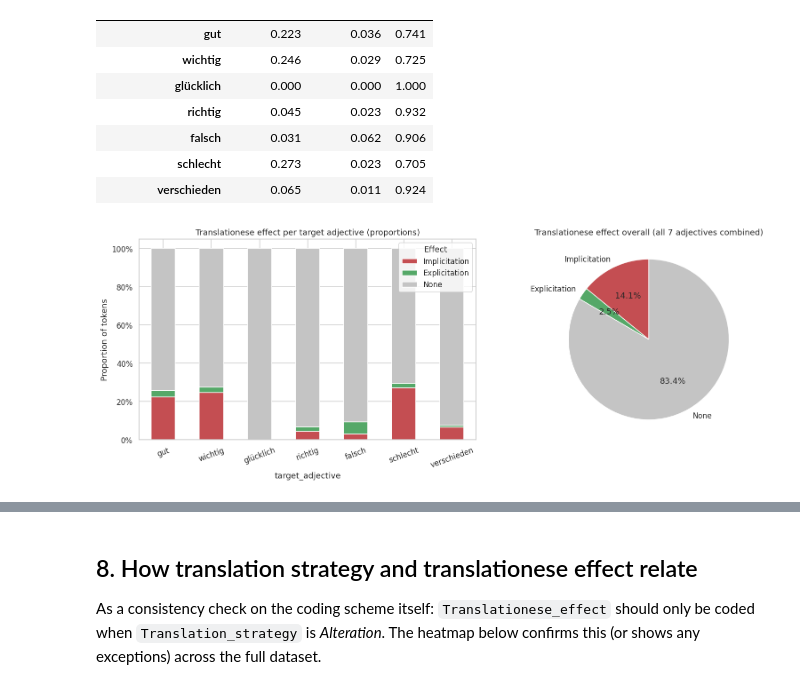
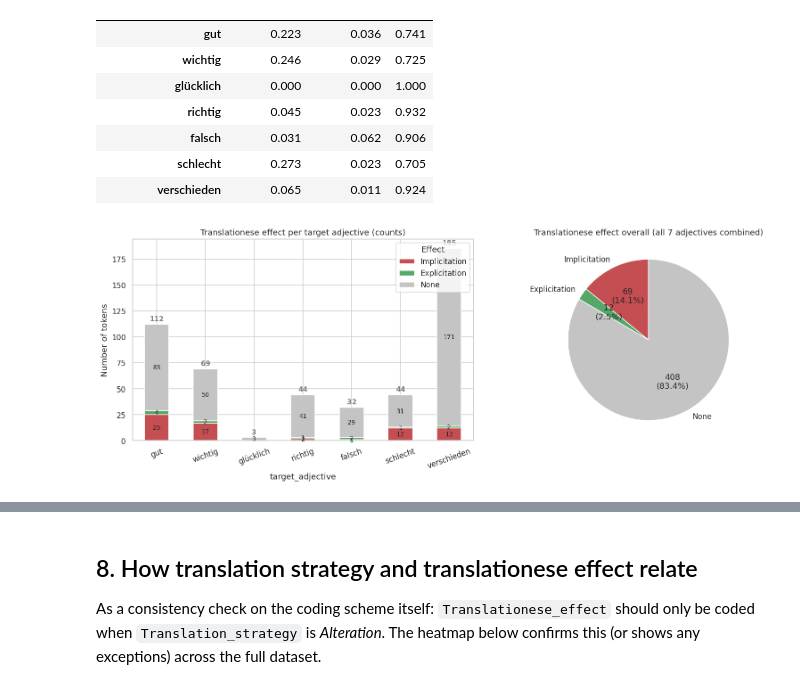
Before and after one commit to happy522/LREC2026-EmotionalizTED-Corpus, a Jupyter notebook: NEW analysis/implicitation_study_analysis.ipynb, the cells around one changed output, grey strips where cells are left out. Cells and saved outputs as stored; diff of their text form; code cells hidden in the pictures.

```diff
--- a/NEW analysis/implicitation_study_analysis.ipynb
+++ b/NEW analysis/implicitation_study_analysis.ipynb
@@ -211,7 +252,6 @@ diversity.to_csv(os.path.join(OUTPUT_DIR, "task4_source_lemma_diversity.csv"))
 | schlecht | 44 | 24 | 0.55 |
 | verschieden | 185 | 14 | 0.08 |
 # %%
-
 # Small multiples: top 6 source EN lemmas feeding into each target adjective
 fig, axes = plt.subplots(3, 3, figsize=(15, 12))
 axes = axes.flatten()
@@ -219,11 +259,23 @@ axes = axes.flatten()
 for i, adj in enumerate(TARGET_ADJECTIVES):
     sub = df[df["target_adjective"] == adj]
     top = sub["token_lemma"].value_counts().head(6)
-    sns.barplot(x=top.values, y=top.index, ax=axes[i], hue=top.index,
-                palette="crest", legend=False)
+
+    sns.barplot(
+        x=top.values,
+        y=top.index,
+        ax=axes[i],
+        hue=top.index,
+        palette="crest",
+        legend=False
+    )
+
     axes[i].set_title(f'Top source EN lemmas → "{adj}"  (n={len(sub)})')
-    axes[i].set_xlabel("count")
+    axes[i].set_xlabel("Count")
     axes[i].set_ylabel("")
+
+    # Add count labels
+    for container in axes[i].containers:
+        axes[i].bar_label(container, fmt="%d", padding=0.25)
 
 for j in range(len(TARGET_ADJECTIVES), len(axes)):
     axes[j].axis("off")
@@ -376,25 +470,77 @@ display(eff_prop.round(3))
 | schlecht | 0.273 | 0.023 | 0.705 |
 | verschieden | 0.065 | 0.011 | 0.924 |
 # %%
-
 fig, axes = plt.subplots(1, 2, figsize=(15, 5.5))
 
-eff_prop.plot(kind="bar", stacked=True, ax=axes[0],
-              color=["#C44E52", "#55A868", "#C4C4C4"])
-axes[0].set_ylabel("Proportion of tokens")
-axes[0].set_title("Translationese effect per target adjective (proportions)")
-axes[0].yaxis.set_major_formatter(mticker.PercentFormatter(1.0))
+# ---- Stacked bar chart with counts ----
+eff_ct.plot(
+    kind="bar",
+    stacked=True,
+    ax=axes[0],
+    color=["#C44E52", "#55A868", "#C4C4C4"]
+)
+
+axes[0].set_ylabel("Number of tokens")
+axes[0].set_title("Translationese effect per target adjective (counts)")
 axes[0].legend(title="Effect", loc="upper right")
 axes[0].tick_params(axis="x", rotation=20)
 
+# Add counts inside segments
+for container in axes[0].containers:
+    labels = [
+        str(int(v.get_height())) if v.get_height() > 0 else ""
+        for v in container
+    ]
+    axes[0].bar_label(
+        container,
+        labels=labels,
+        label_type="center",
+        fontsize=9
+    )
+
+# Add total count above bars
+totals = eff_ct.sum(axis=1)
+
+for i, total in enumerate(totals):
+    axes[0].text(
+        i,
+        total + max(totals) * 0.01,
+        f"{total}",
+        ha="center",
+        va="bottom",
+        fontsize=10,
+        fontweight="bold",
+        color="gray"
+    )
+
+
+# ---- Pie chart with counts + percentages ----
 overall = eff_ct.sum(axis=0)
-axes[1].pie(overall.values, labels=overall.index, autopct="%1.1f%%",
-            colors=["#C44E52", "#55A868", "#C4C4C4"], startangle=90)
+
+def autopct_with_counts(values):
+    def formatter(pct):
+        count = int(round(pct * sum(values) / 100))
+        return f"{count}\n({pct:.1f}%)"
+    return formatter
+
+axes[1].pie(
+    overall.values,
+    labels=overall.index,
+    autopct=autopct_with_counts(overall.values),
+    colors=["#C44E52", "#55A868", "#C4C4C4"],
+    startangle=90
+)
+
 axes[1].set_title("Translationese effect overall (all 7 adjectives combined)")
 
+
 plt.tight_layout()
-plt.savefig(os.path.join(OUTPUT_DIR, "task7_translationese_effect.png"))
+
+plt.savefig(
+    os.path.join(OUTPUT_DIR, "task7_translationese_effect.png")
+)
+
 plt.show()
 # %% [output]
-[figure, old version]
+[figure, new version]
 # %%
```
Also changed, not shown: parts of 24 cells of this notebook, 1 other file.
